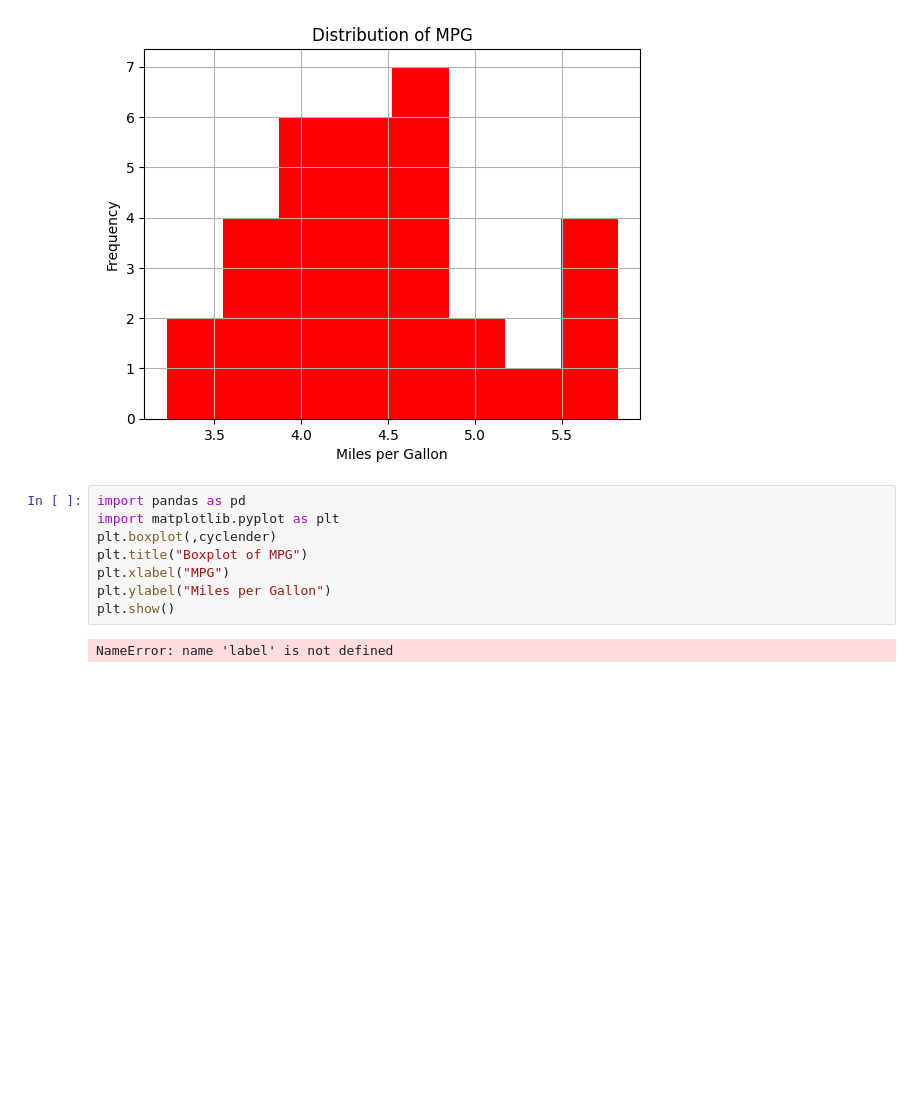
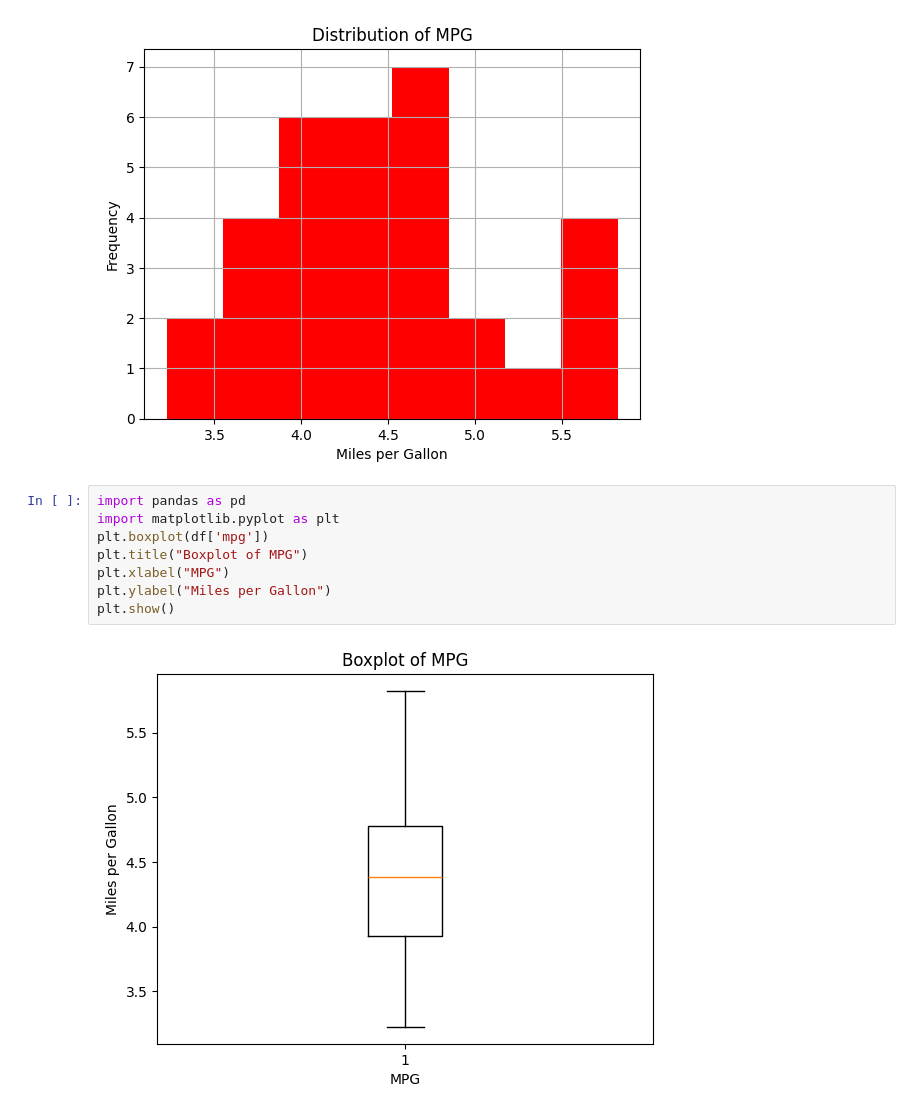
Before and after one commit to jyoti2492006/jyoti, a Jupyter notebook: Untitled2.ipynb, the cells around one changed output. Saved outputs shown, nothing was run; the diff lists cells and outputs as text; blank space fills up the shorter version.

```diff
--- a/Untitled2.ipynb
+++ b/Untitled2.ipynb
@@ -82,10 +82,10 @@ plt.show()
 # %%
 import pandas as pd
 import matplotlib.pyplot as plt
-plt.boxplot(,cyclender)
+plt.boxplot(df['mpg'])
 plt.title("Boxplot of MPG")
 plt.xlabel("MPG")
 plt.ylabel("Miles per Gallon")
 plt.show()
 # %% [output]
-NameError: name 'label' is not defined
+[figure, added]
```
